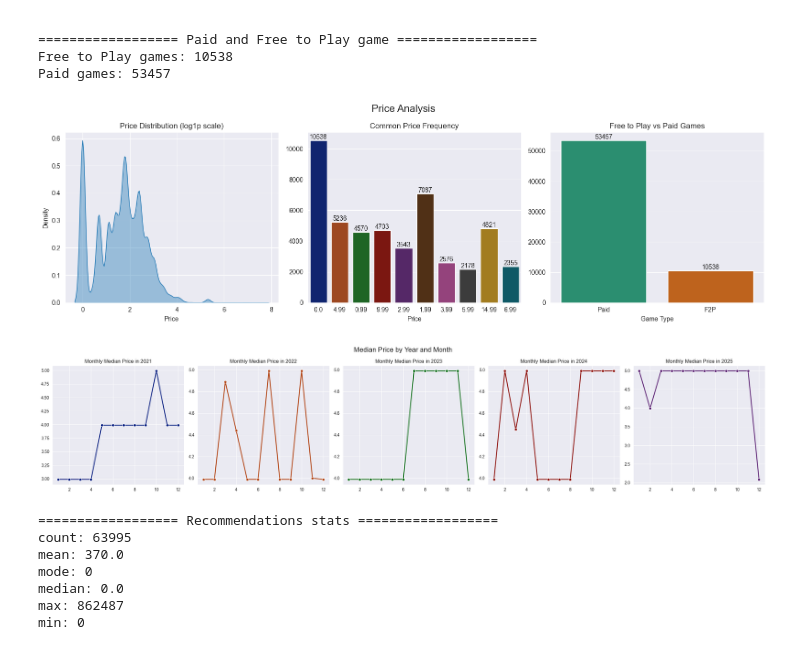
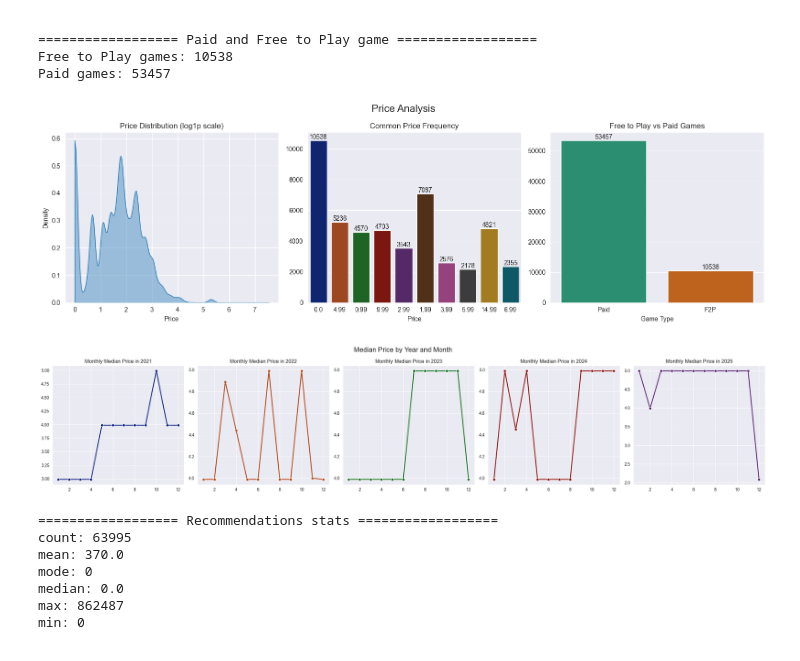
Before and after one commit to MCAlberto55/steam-games-analysis, a Jupyter notebook: notebooks/eda_analysis.ipynb, the cells around one changed output. Saved outputs shown, nothing was run; the diff lists cells and outputs as text; code cells hidden in the pictures.

```diff
--- a/notebooks/eda_analysis.ipynb
+++ b/notebooks/eda_analysis.ipynb
@@ -452,7 +456,7 @@ fig, axes = plt.subplots(1, 3, figsize=(16, 5))
 fig.suptitle("Price Analysis", fontsize=16)
 
 make_plot(
-    plot_type="kdeplot",
+    plot_type="kde",
     x_col=np.log1p(data["price"]),
     y_col=None,
     axes=axes[0],
@@ -476,34 +480,34 @@ make_plot(
 make_plot(
     plot_type="bar",
     x_col=n_f2p_paid_games.index,
     y_col=n_f2p_paid_games.values,
     xticklabels=n_f2p_paid_games.index,
     axes=axes[2],
     hue=n_f2p_paid_games.index,
     palette="Dark2",
     title="Free to Play vs Paid Games",
     xlabel="Game Type",
 )
 plt.show()
 
 fig, axes = plt.subplots(1, 5, figsize=(24, 5))
 fig.suptitle("Median Price by Year and Month", fontsize=16)
 price_palette = sns.color_palette("dark", n_colors=len(years_list))
 
 for index, year in enumerate(years_list):
     montly_median_price = price_per_year_month[price_per_year_month["release_year"] == year]
     make_plot(
         plot_type="line",
         data=montly_median_price,
         x_col="release_date",
         y_col="price",
         axes=axes[index],
         title=(f"Monthly Median Price in {year}"),
         color=price_palette[index],
     )
 plt.show()
 # %% [output]
-[figure, old version]
+[figure, new version]
 [figure]
 # %%
 # Recommendations Analysys
```
Also changed, not shown: parts of 6 cells of this notebook, 1 other file.
